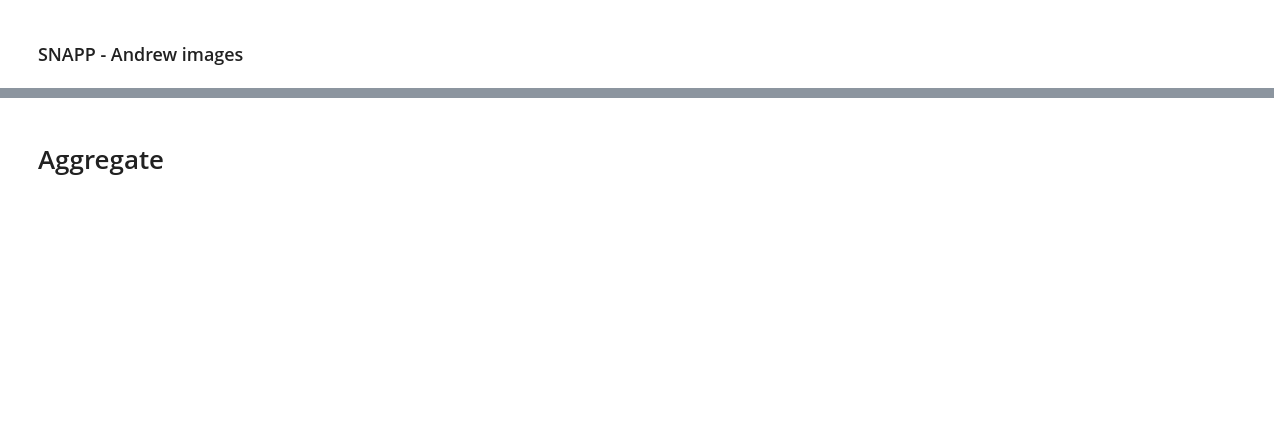
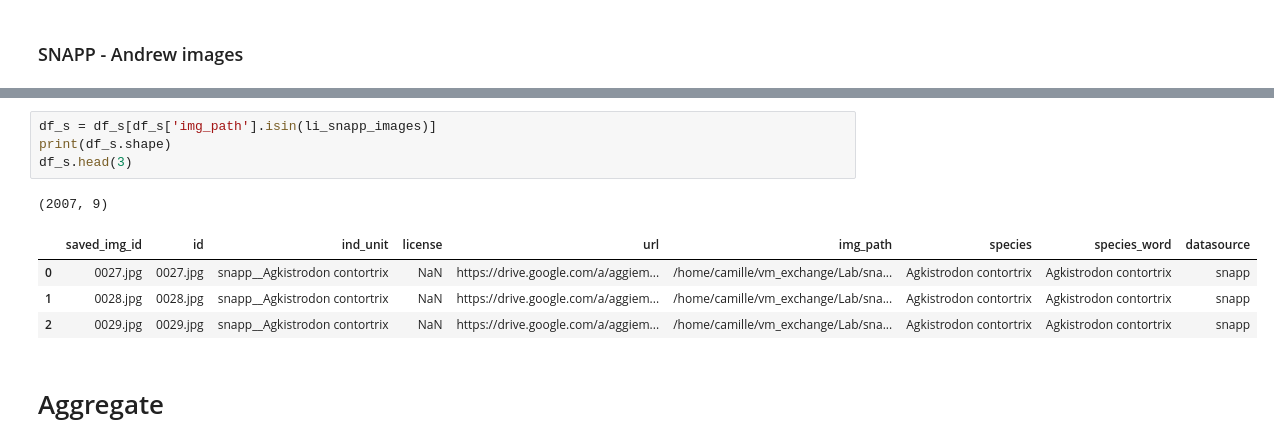
Before and after one commit to cam4ani/snakes, a Jupyter notebook: reunited_all_datasource_for_dl.ipynb, the cells around one changed output, grey strips where cells are left out. Drawn from its saved outputs; the diff is of its cells as text; blank space fills up the shorter version.

```diff
--- a/reunited_all_datasource_for_dl.ipynb
+++ b/reunited_all_datasource_for_dl.ipynb
@@ -131,2 +198,12 @@ df_in.head(3)
+# %%
+df_s = df_s[df_s['img_path'].isin(li_snapp_images)]
+print(df_s.shape)
+df_s.head(3)
+# %% [output]
+(2007, 9)
+|  | saved_img_id | id | ind_unit | license | url | img_path | species | species_word | datasource |
+| 0 | 0027.jpg | 0027.jpg | snapp__Agkistrodon contortrix | NaN | https://drive.google.com/a/aggiem... | /home/camille/vm_exchange/Lab/sna... | Agkistrodon contortrix | Agkistrodon contortrix | snapp |
+| 1 | 0028.jpg | 0028.jpg | snapp__Agkistrodon contortrix | NaN | https://drive.google.com/a/aggiem... | /home/camille/vm_exchange/Lab/sna... | Agkistrodon contortrix | Agkistrodon contortrix | snapp |
+| 2 | 0029.jpg | 0029.jpg | snapp__Agkistrodon contortrix | NaN | https://drive.google.com/a/aggiem... | /home/camille/vm_exchange/Lab/sna... | Agkistrodon contortrix | Agkistrodon contortrix | snapp |
 # %% [markdown]
 # Aggregate
```
Also changed, not shown: parts of 37 cells of this notebook, 2 other files.
